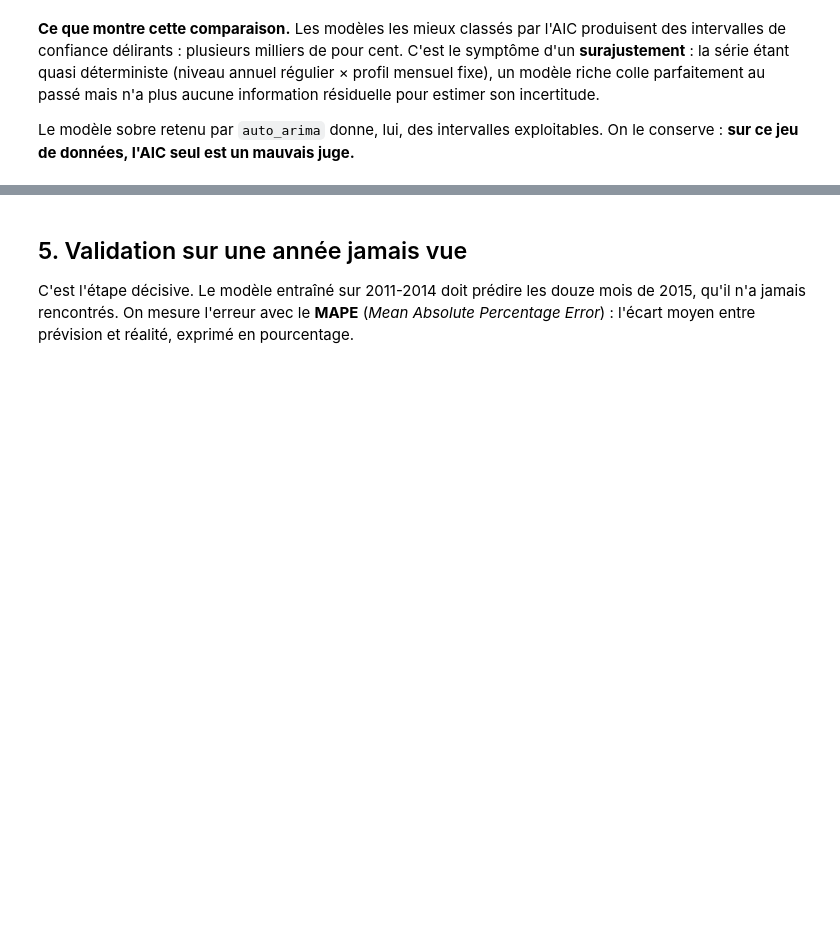
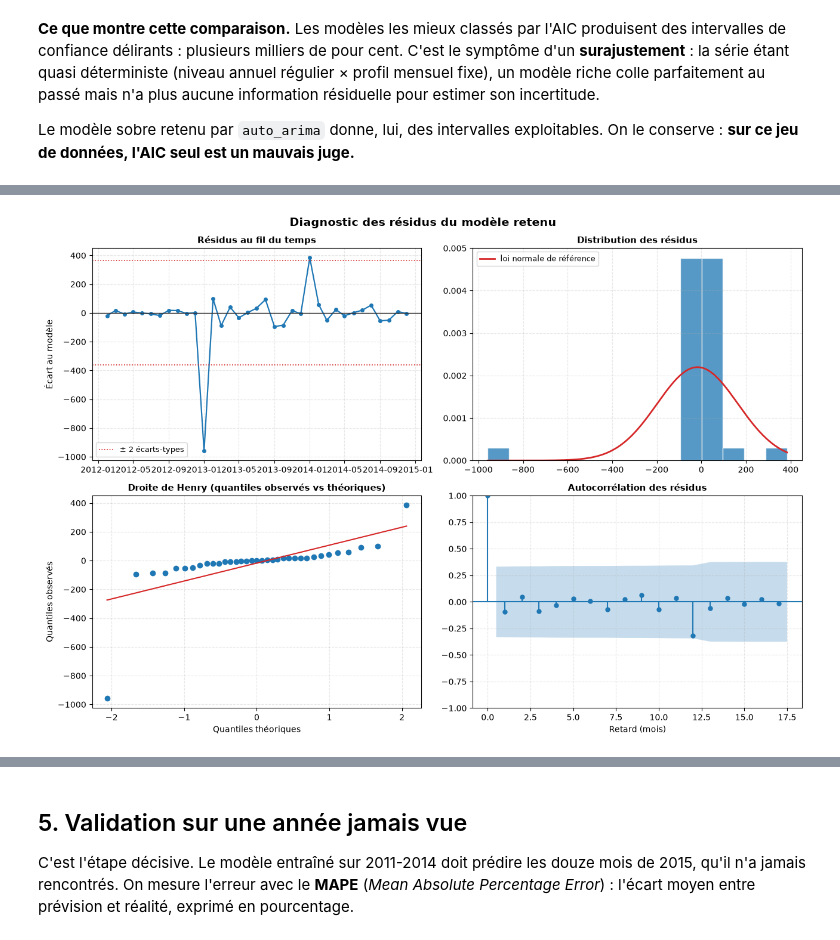
Before and after one commit to phanie365/Smart-care, a Jupyter notebook: notebooks/04_prevision_sarima.ipynb, the cells around one changed output, grey strips where cells are left out. Saved outputs shown, nothing was run; the diff lists cells and outputs as text; code cells hidden in the pictures; blank space fills up the shorter version.

```diff
--- a/notebooks/04_prevision_sarima.ipynb
+++ b/notebooks/04_prevision_sarima.ipynb
@@ -332,0 +417,46 @@ le conserve : **sur ce jeu de données, l'AIC seul est un mauvais juge.**
+# %%
+fig, axes = plt.subplots(2, 2, figsize=(13, 9))
+fig.suptitle("Diagnostic des résidus du modèle retenu", fontsize=14, fontweight="bold")
+
+# 1. Résidus dans le temps : on cherche une bande centrée sur zéro, sans tendance
+axes[0, 0].plot(residus.index, residus.values, color=BLEU, linewidth=1.6, marker="o",
+                markersize=4)
+axes[0, 0].axhline(0, color="#333333", linewidth=1)
+axes[0, 0].axhline(residus.std() * 2, color=ROUGE, linestyle=":", linewidth=1.2)
+axes[0, 0].axhline(-residus.std() * 2, color=ROUGE, linestyle=":", linewidth=1.2,
+                   label="± 2 écarts-types")
+axes[0, 0].set_title("Résidus au fil du temps", fontsize=11, fontweight="bold")
+axes[0, 0].set_ylabel("Écart au modèle")
+axes[0, 0].legend(fontsize=9)
+axes[0, 0].grid(alpha=0.3, linestyle="--")
+
+# 2. Distribution comparée à une loi normale de mêmes moyenne et écart-type
+axes[0, 1].hist(residus.values, bins=14, color=BLEU, alpha=0.75, density=True,
+                edgecolor="white")
+abscisses = np.linspace(residus.min(), residus.max(), 200)
+axes[0, 1].plot(abscisses, stats.norm.pdf(abscisses, residus.mean(), residus.std()),
+                color=ROUGE, linewidth=2, label="loi normale de référence")
+axes[0, 1].set_title("Distribution des résidus", fontsize=11, fontweight="bold")
+axes[0, 1].legend(fontsize=9)
+axes[0, 1].grid(alpha=0.3, linestyle="--")
+
+# 3. Droite de Henry : les points doivent suivre la diagonale si la normalité tient
+stats.probplot(residus.values, dist="norm", plot=axes[1, 0])
+axes[1, 0].set_title("Droite de Henry (quantiles observés vs théoriques)",
+                     fontsize=11, fontweight="bold")
+axes[1, 0].set_xlabel("Quantiles théoriques")
+axes[1, 0].set_ylabel("Quantiles observés")
+axes[1, 0].get_lines()[0].set_color(BLEU)
+axes[1, 0].get_lines()[1].set_color(ROUGE)
+axes[1, 0].grid(alpha=0.3, linestyle="--")
+
+# 4. Autocorrélation : toutes les barres doivent tenir dans la bande de confiance
+plot_acf(residus.values, lags=17, ax=axes[1, 1], color=BLEU, vlines_kwargs={"colors": BLEU})
+axes[1, 1].set_title("Autocorrélation des résidus", fontsize=11, fontweight="bold")
+axes[1, 1].set_xlabel("Retard (mois)")
+axes[1, 1].grid(alpha=0.3, linestyle="--")
+
+plt.tight_layout()
+plt.show()
+# %% [output]
+[figure, added]
```
Also changed, not shown: parts of 3 cells of this notebook, 2 other files.
